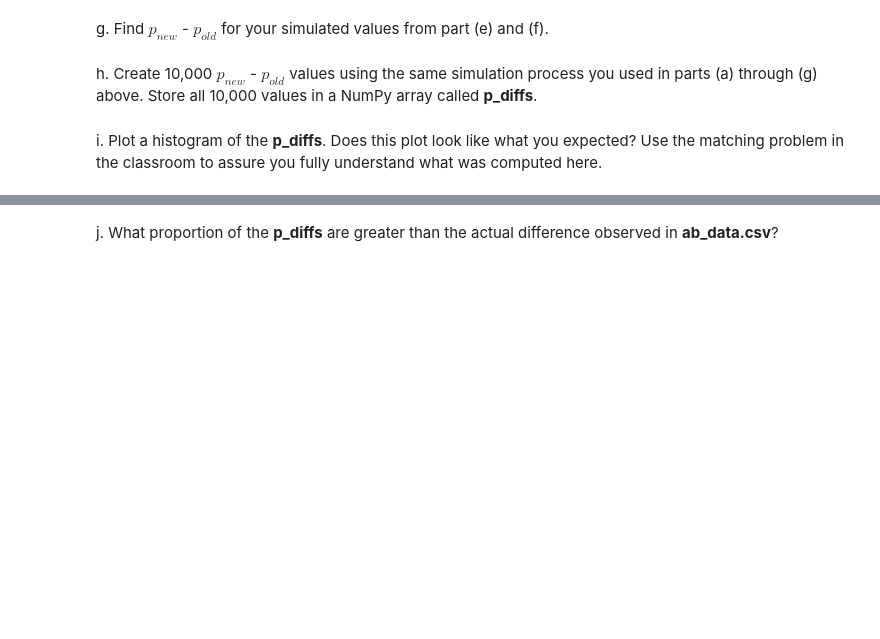
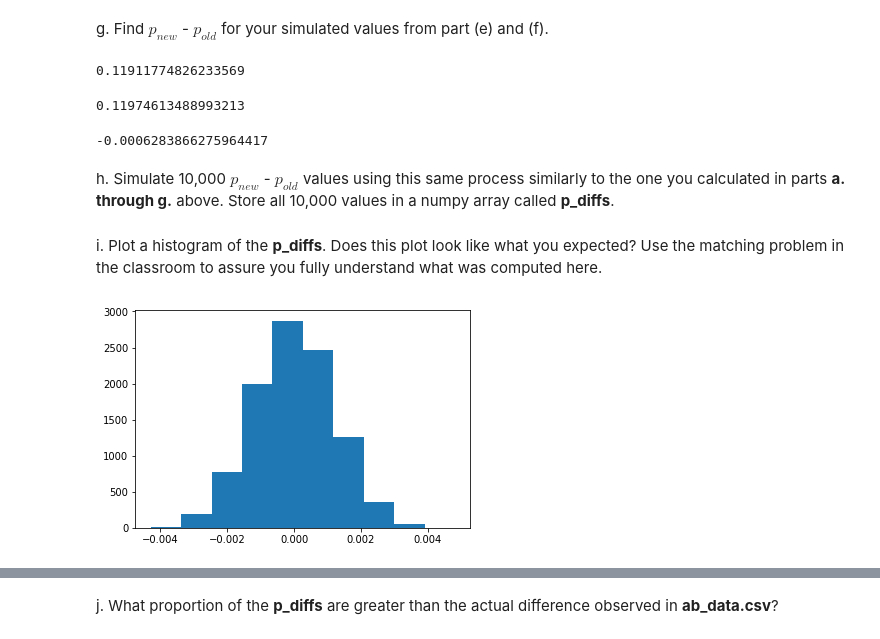
Before and after one commit to naomisn/Analyze-A-B-test, a Jupyter notebook: Analyze_ab_test_results_notebook.ipynb, the cells around one changed output, grey strips where cells are left out. Drawn from its saved outputs; the diff is of its cells as text; code cells hidden in the pictures; blank space fills up the shorter version.

```diff
--- a/Analyze_ab_test_results_notebook.ipynb
+++ b/Analyze_ab_test_results_notebook.ipynb
@@ -208,0 +213,3 @@ p_new
+# %%
+p_new = df2['converted'].mean()
+p_new
@@ -215,0 +220,3 @@ p_old
+# %%
+p_old = df2['converted'].mean()
+p_old
@@ -236,6 +254,34 @@ f. Simulate $n_{old}$ transactions with a conversion rate of $p_{old}$ under the
 # %% [markdown]
 g. Find $p_{new}$ - $p_{old}$ for your simulated values from part (e) and (f).
+# %%
+pnew_cv = new_page_converted.mean()
+pnew_cv
+# %% [output]
+0.11911774826233569
+# %%
+pold_cv = old_page_converted.mean()
+pold_cv
+# %% [output]
+0.11974613488993213
+# %%
+# Pnew-Pold
+obs_diff = pnew_cv - pold_cv
+obs_diff
+# %% [output]
+-0.0006283866275964417
 # %% [markdown]
-h. Create 10,000 $p_{new}$ - $p_{old}$ values using the same simulation process you used in parts (a) through (g) above. Store all 10,000 values in a NumPy array called **p_diffs**.
+h. Simulate 10,000 $p_{new}$ - $p_{old}$ values using this same process similarly to the one you calculated in parts **a. through g.** above.  Store all 10,000 values in a numpy array called **p_diffs**.
+# %%
+p_diffs = []
+for _ in range(10000):
+    new_conversions = np.random.binomial(1,p_new, n_new).mean()
+    old_conversions = np.random.binomial(1,p_old, n_old).mean()
+    p_diffs.append(new_conversions - old_conversions)
+
+p_diffs = np.array(p_diffs)
 # %% [markdown]
 i. Plot a histogram of the **p_diffs**.  Does this plot look like what you expected?  Use the matching problem in the classroom to assure you fully understand what was computed here.
+# %%
+plt.hist(p_diffs);
+# %% [output]
+[figure, added]
```
Also changed, not shown: parts of 46 cells of this notebook.
